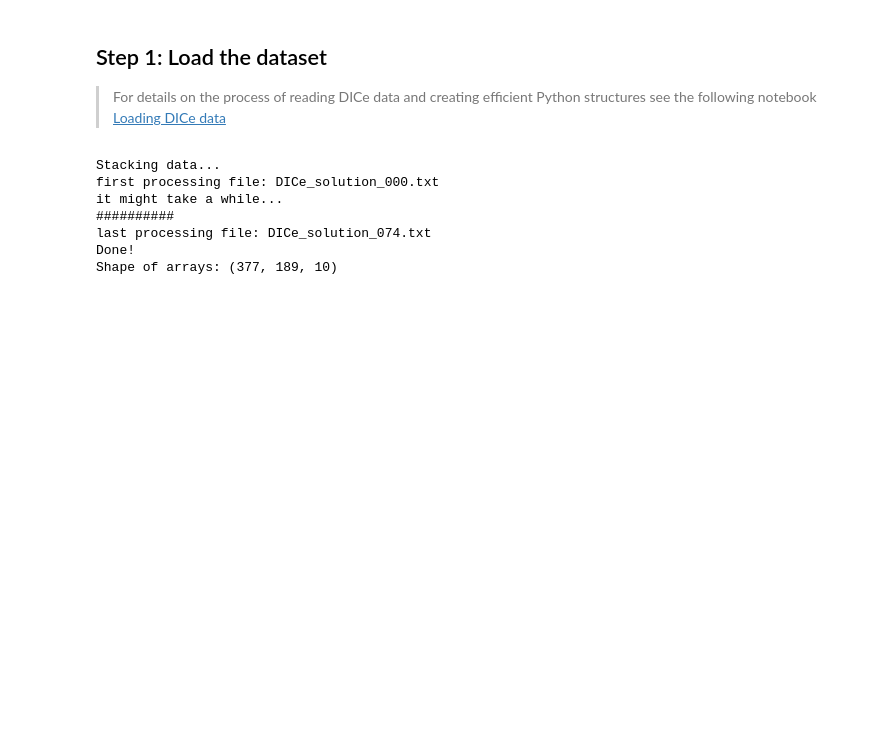
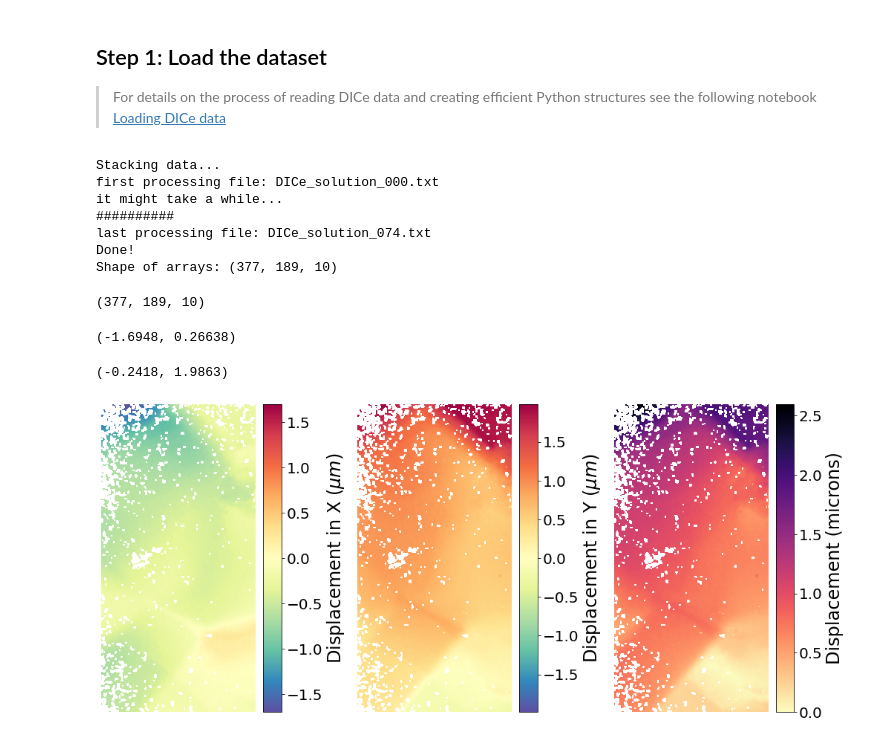
Before and after one commit to marcoalopez/Jupyter4DICe, a Jupyter notebook: notebooks/Displacement_analysis.ipynb, the cells around one changed output. Cells and saved outputs as stored; diff of their text form; code cells hidden in the pictures; blank space fills up the shorter version.

```diff
--- a/notebooks/Displacement_analysis.ipynb
+++ b/notebooks/Displacement_analysis.ipynb
@@ -71,4 +71,45 @@ it might take a while...
 last processing file: DICe_solution_074.txt
 Done!
 Shape of arrays: (377, 189, 10)
+# %%
+data.magnitude = np.hypot(data.dispX, data.dispY)
+data.magnitude.shape
+# %% [output]
+(377, 189, 10)
+# %%
+np.nanmin(data.dispX[:, :, 9]), np.nanmax(data.dispX[:, :, 9])
+# %% [output]
+(-1.6948, 0.26638)
+# %%
+np.nanmin(data.dispY[:, :, 9]), np.nanmax(data.dispY[:, :, 9])
+# %% [output]
+(-0.2418, 1.9863)
+# %%
+# initialize figure
+fig1, (ax1, ax2, ax3) = plt.subplots(figsize=(14, 6), ncols=3, constrained_layout=True)
+
+# set axis off
+ax1.set_axis_off()
+ax2.set_axis_off()
+ax3.set_axis_off()
+
+# image (take time step 10 --> [:, :, 9])
+im1 = ax1.imshow(data.dispX[:, :, 9], vmin=-1.6948, vmax=1.6948, cmap='Spectral_r')
+im2 = ax2.imshow(data.dispY[:, :, 9],  vmin=-1.9863, vmax=1.9863, cmap='Spectral_r')
+im3 = ax3.imshow(data.magnitude[:, :, 9], cmap='magma_r')
+
+# add a color bars
+cbar = fig1.colorbar(im1, ax=ax1, aspect=40)
+cbar.set_label('Displacement in X ($\mu m$)', fontsize=24)
+cbar.ax.tick_params(labelsize=20)
+
+cbar = fig1.colorbar(im2, ax=ax2, aspect=40)
+cbar.set_label('Displacement in Y ($\mu m$)', fontsize=24)
+cbar.ax.tick_params(labelsize=20)
+
+cbar = fig1.colorbar(im3, ax=ax3, aspect=40)
+cbar.set_label('Displacement (microns)', fontsize=24)
+cbar.ax.tick_params(labelsize=20)
+# %% [output]
+[figure, added]
 # %%
```
Also changed, not shown: parts of 6 cells of this notebook.
